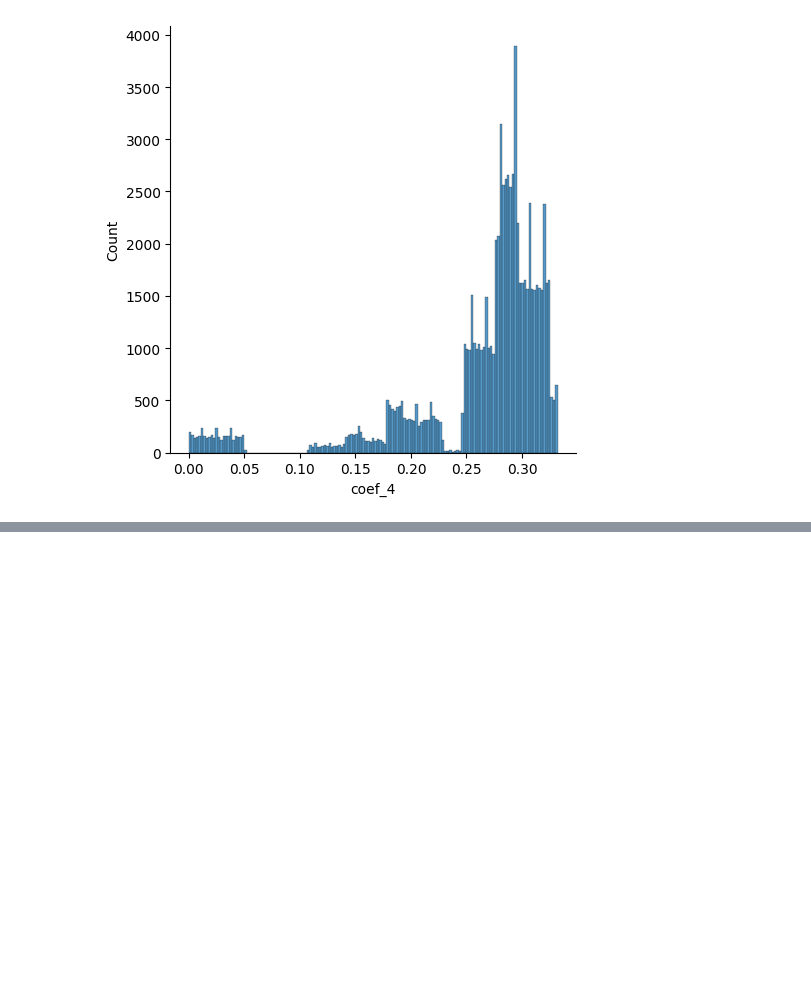
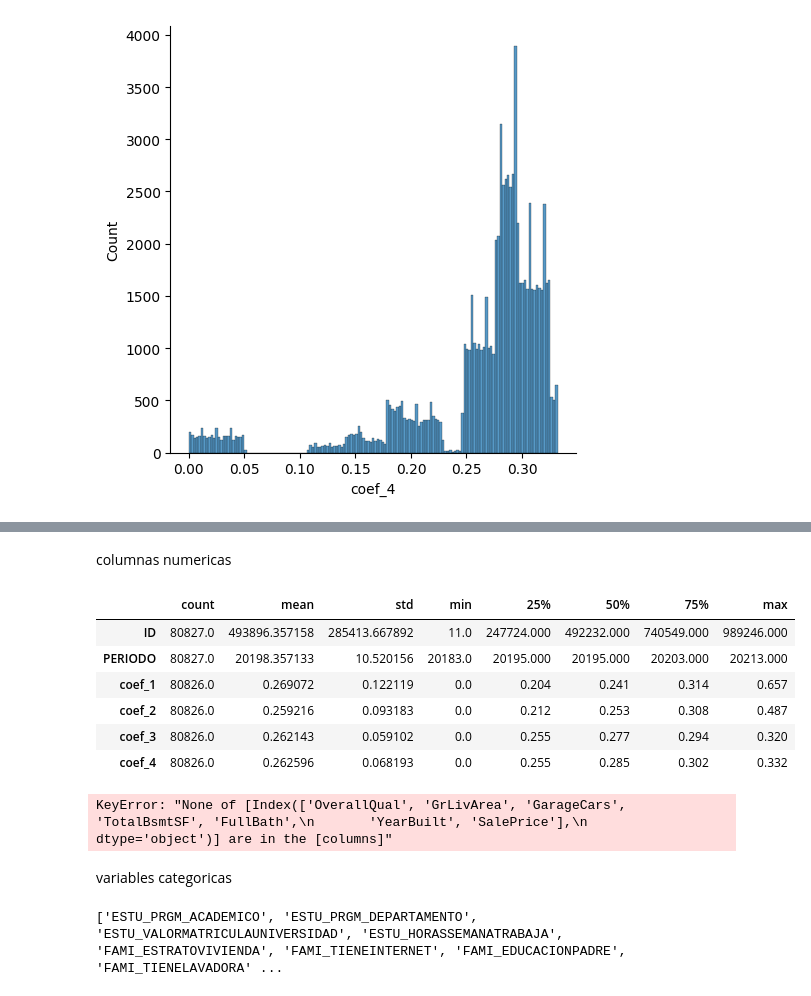
Before and after one commit to noslide5/proyecto20251, a Jupyter notebook: 01 - exploracion.ipynb, the cells around one changed output, grey strips where cells are left out. Cells and saved outputs as stored; diff of their text form; code cells hidden in the pictures; blank space fills up the shorter version.

```diff
--- a/01 - exploracion.ipynb
+++ b/01 - exploracion.ipynb
@@ -64,0 +103,26 @@ sns.displot(d['coef_4']);
+# %% [markdown]
+columnas numericas
+# %%
+d._get_numeric_data().describe().T
+# %% [output]
+|  | count | mean | std | min | 25% | 50% | 75% | max |
+| ID | 80827.0 | 493896.357158 | 285413.667892 | 11.0 | 247724.000 | 492232.000 | 740549.000 | 989246.000 |
+| PERIODO | 80827.0 | 20198.357133 | 10.520156 | 20183.0 | 20195.000 | 20195.000 | 20203.000 | 20213.000 |
+| coef_1 | 80826.0 | 0.269072 | 0.122119 | 0.0 | 0.204 | 0.241 | 0.314 | 0.657 |
+| coef_2 | 80826.0 | 0.259216 | 0.093183 | 0.0 | 0.212 | 0.253 | 0.308 | 0.487 |
+| coef_3 | 80826.0 | 0.262143 | 0.059102 | 0.0 | 0.255 | 0.277 | 0.294 | 0.320 |
+| coef_4 | 80826.0 | 0.262596 | 0.068193 | 0.0 | 0.255 | 0.285 | 0.302 | 0.332 |
+# %%
+cols = ['OverallQual', 'GrLivArea', 'GarageCars', 'TotalBsmtSF', 'FullBath', 'YearBuilt', 'SalePrice']
+#cols = np.unique(list(np.random.permutation(d._get_numeric_data().columns)[:5])+['SalePrice'])
+sns.set()
+sns.pairplot(d[cols])
+# %% [output]
+KeyError: "None of [Index(['OverallQual', 'GrLivArea', 'GarageCars', 'TotalBsmtSF', 'FullBath',\n       'YearBuilt', 'SalePrice'],\n      dtype='object')] are in the [columns]"
+# %% [markdown]
+variables categoricas
+# %%
+ccols = [i for i in d.columns if not i in d._get_numeric_data()]
+print (ccols)
+# %% [output]
+['ESTU_PRGM_ACADEMICO', 'ESTU_PRGM_DEPARTAMENTO', 'ESTU_VALORMATRICULAUNIVERSIDAD', 'ESTU_HORASSEMANATRABAJA', 'FAMI_ESTRATOVIVIENDA', 'FAMI_TIENEINTERNET', 'FAMI_EDUCACIONPADRE', 'FAMI_TIENELAVADORA' ...
```
Also changed, not shown: parts of 6 cells of this notebook.
